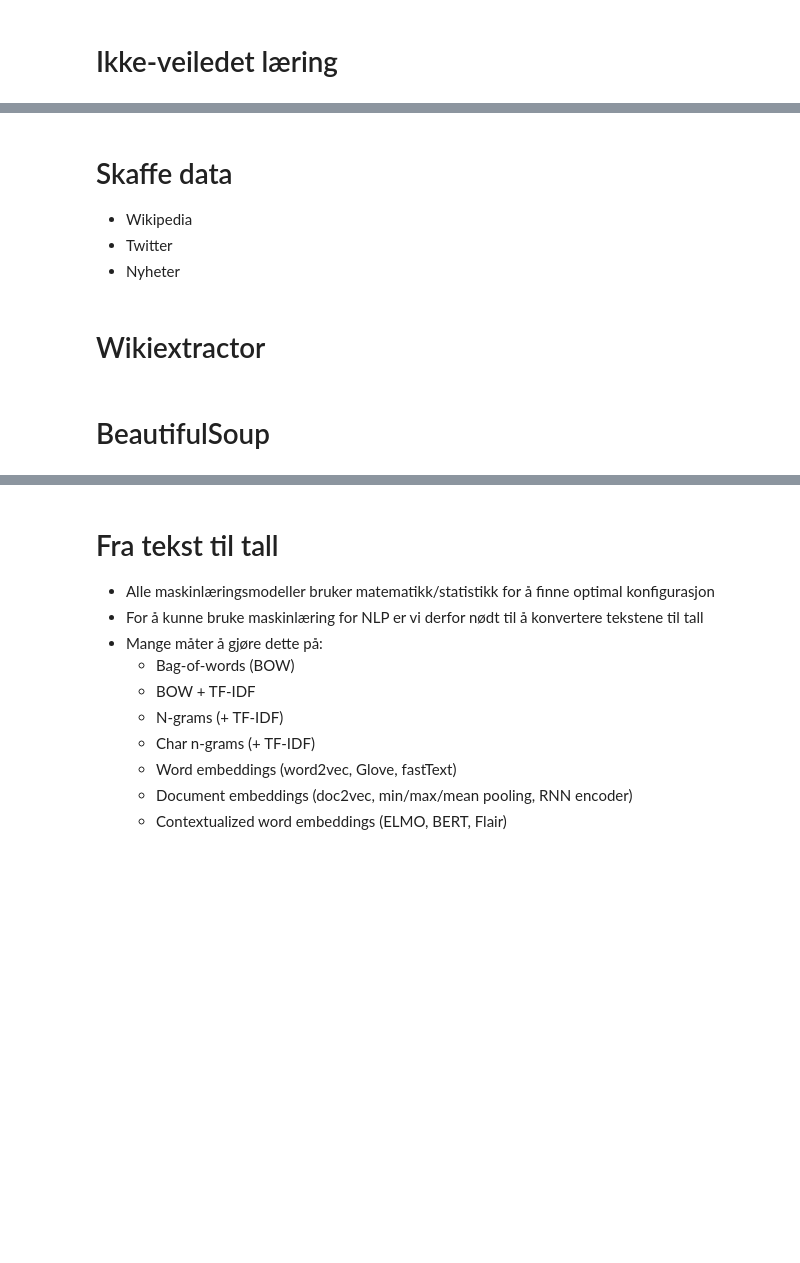
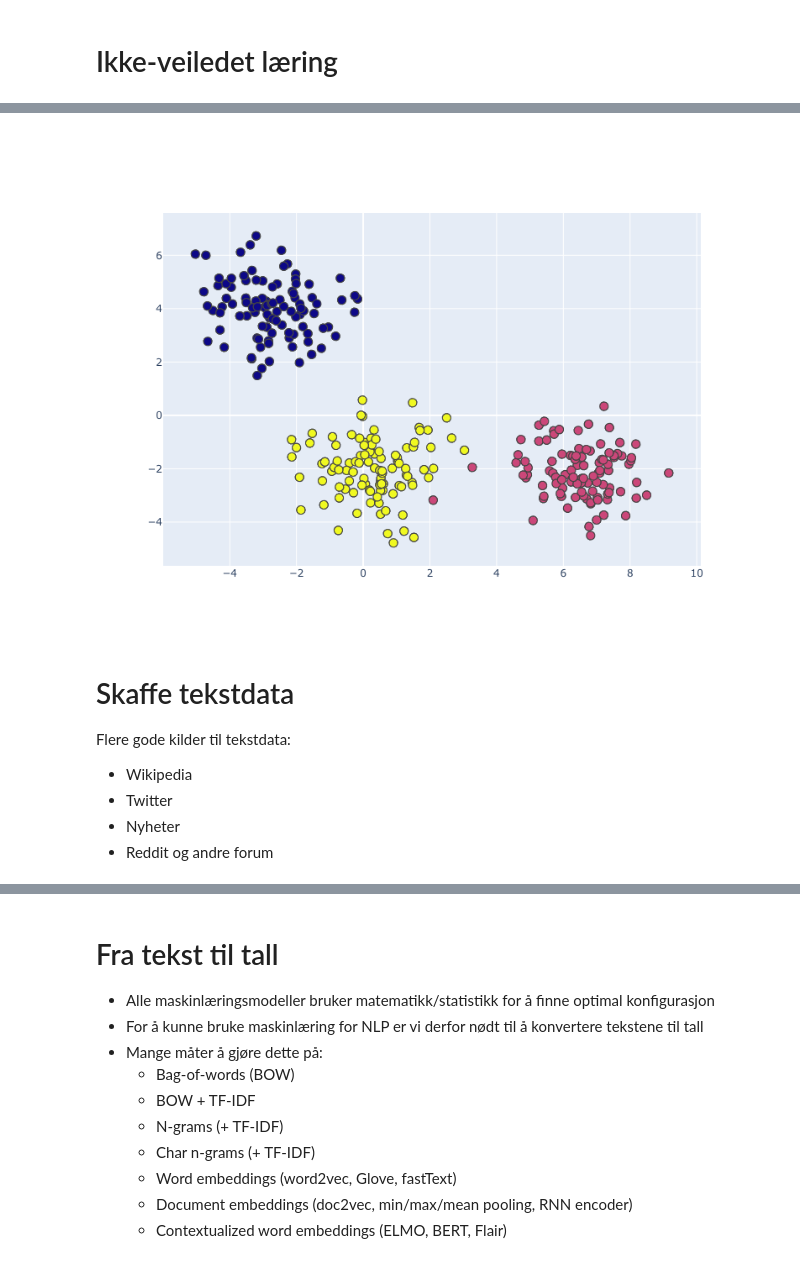
Before and after one commit to peterts/nlp-intro, a Jupyter notebook: notebooks/Presentation.ipynb, the cells around one changed output, grey strips where cells are left out. Saved outputs shown, nothing was run; the diff lists cells and outputs as text; code cells hidden in the pictures; blank space fills up the shorter version.

```diff
--- a/notebooks/Presentation.ipynb
+++ b/notebooks/Presentation.ipynb
@@ -225,10 +278,12 @@ gradient_descent_animation((0, 1), (0, 1), w_real=[1, -1, 0], w_initial=[-0.5, -
+# %%
+plot_as_image(create_scatter_plot_fig(points, labels, layout=dict(width=800, height=600)))
+# %% [output]
+[figure, added]
 # %% [markdown]
-# Skaffe data
+# Skaffe tekstdata
 
+Flere gode kilder til tekstdata:
 - Wikipedia
 - Twitter
 - Nyheter
+- Reddit og andre forum
-# %% [markdown]
-# Wikiextractor
-# %% [markdown]
-# BeautifulSoup
```
Also changed, not shown: parts of 94 cells of this notebook, 6 other files.
